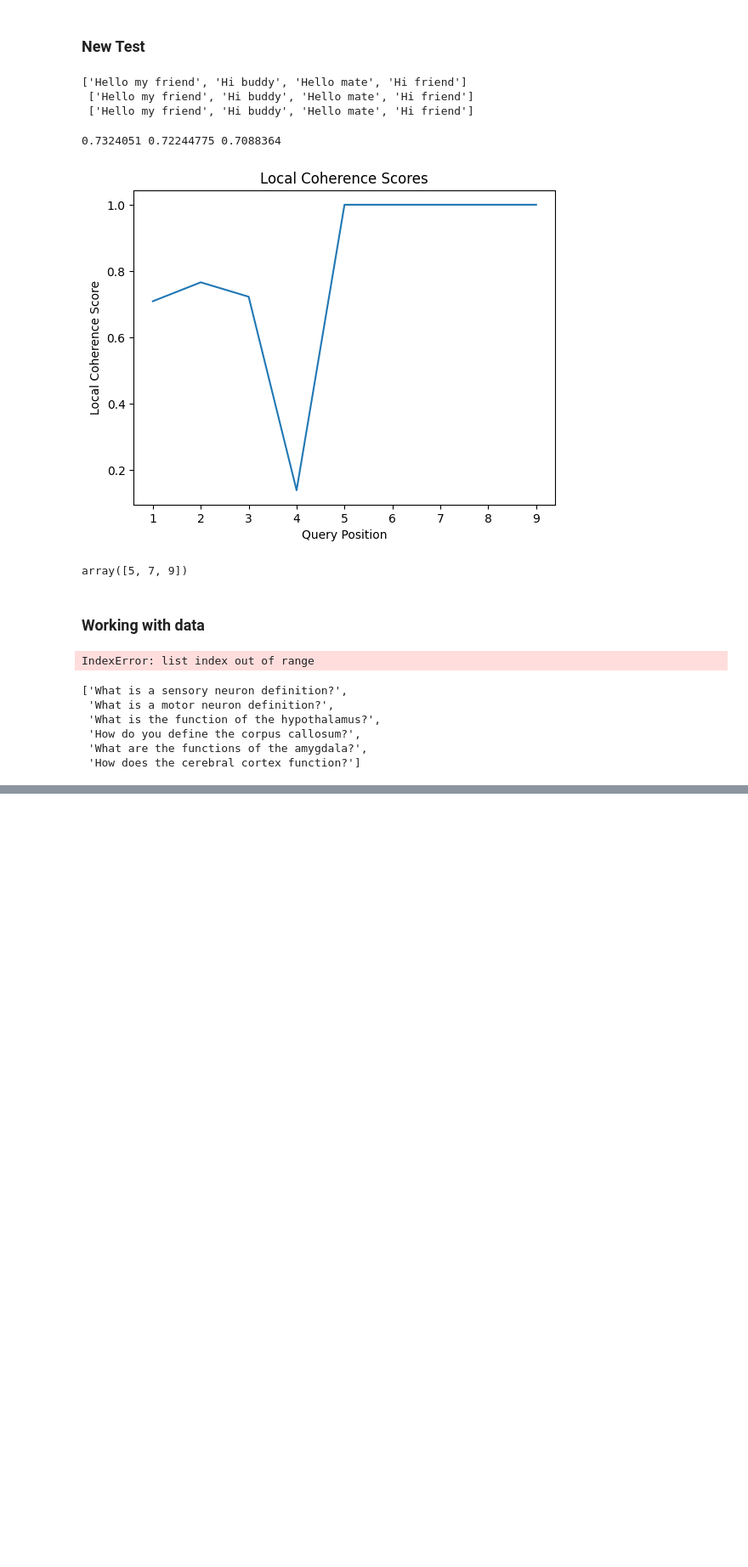
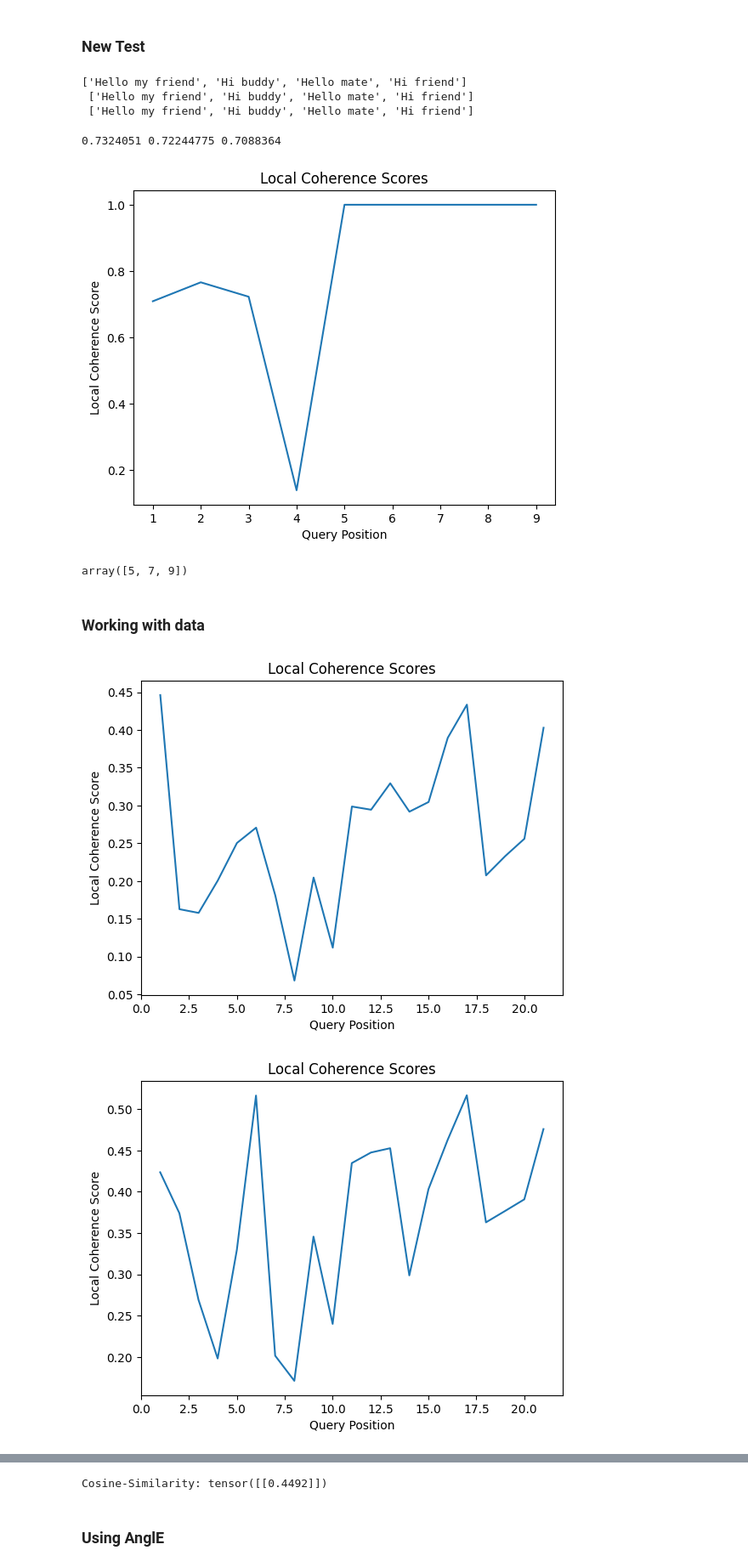
Before and after one commit to almasria/discourse_coherenc, a Jupyter notebook: components/notebook.ipynb, the cells around one changed output, grey strips where cells are left out. Shown at 85% size. Cells and saved outputs as stored; diff of their text form; code cells hidden in the pictures; blank space fills up the shorter version.

Commit message:
Updating the session class

```diff
--- a/components/notebook.ipynb
+++ b/components/notebook.ipynb
@@ -458,9 +458,9 @@ class DataProcessor:
         context_window_size: int = 1,
         statistic: str = "mean",
         normalize_embeddings: bool = False,
-    ) -> List[QuerySession]:
+    ) :
         data = self._read_json_file()
-        sessions = []
+        # sessions = []
         query_field = "oracle_query" if decontextualized else "query"
         embedding_model = EmbeddingModel(model_name=embedding_model)
         for i, session in enumerate(data):
@@ -472,9 +472,10 @@ class DataProcessor:
                 statistic=statistic,
                 normalize_embeddings=normalize_embeddings,
             )
-            sessions.append(session_obj)
-            if i > 10:
-                break
-        return sessions
+            # sessions.append(session_obj)
+            # if i > 10:
+            #     break
+        # return sessions
+            yield session_obj
 # %%
 data = DataProcessor("../data/dev_sessions.json")
@@ -483,13 +482,24 @@ sessions = data.export_sessions()
-# %%
-sessions[12].plot_local_coherence()
-# %% [output]
-IndexError: list index out of range
-# %%
-sessions[0].queries
-# %% [output]
-['What is a sensory neuron definition?',
- 'What is a motor neuron definition?',
- 'What is the function of the hypothalamus?',
- 'How do you define the corpus callosum?',
- 'What are the functions of the amygdala?',
- 'How does the cerebral cortex function?']
+# %%
+sessions1 = data.export_sessions(embedding_model="all-mpnet-base-v2", context_window_size=1, statistic="mean", normalize_embeddings=False)
+sessions3 = data.export_sessions(embedding_model="all-MiniLM-L6-v2", context_window_size=4, statistic="mean", normalize_embeddings=False)
+sessions2 = data.export_sessions(embedding_model="nli-distilroberta-base-v2", context_window_size=1, statistic="mean", normalize_embeddings=False)
+sessions4 = data.export_sessions(embedding_model="all-MiniLM-L6-v2", context_window_size=4, statistic="mean", normalize_embeddings=False)
+# %%
+session1 = next(sessions1)
+session1.plot_local_coherence()
+session1.queries
+
+session3 = next(sessions3)
+session3.plot_local_coherence()
+session3.queries
+
+session2 = next(sessions2)
+session2.plot_local_coherence()
+session2.queries
+
+session4 = next(sessions4)
+session4.plot_local_coherence()
+session4.queries
+# %% [output]
+[figure, added]
+[figure, added]
@@ -495,0 +525,16 @@ sessions[0].queries
+# %%
+from sentence_transformers import SentenceTransformer, util
+
+model = SentenceTransformer("all-MiniLM-L6-v2")
+
+
+# Sentences are encoded by calling model.encode()
+emb1 = model.encode("What is vestigial structures definition?")
+emb2 = model.encode("What are homologous structures and examples?")
+
+cos_sim = util.cos_sim(emb1, emb2)
+print("Cosine-Similarity:", cos_sim)
+# %% [output]
+Cosine-Similarity: tensor([[0.4492]])
+# %% [markdown]
+### Using AnglE
```
Also changed, not shown: parts of 19 cells of this notebook, 4 other files.
